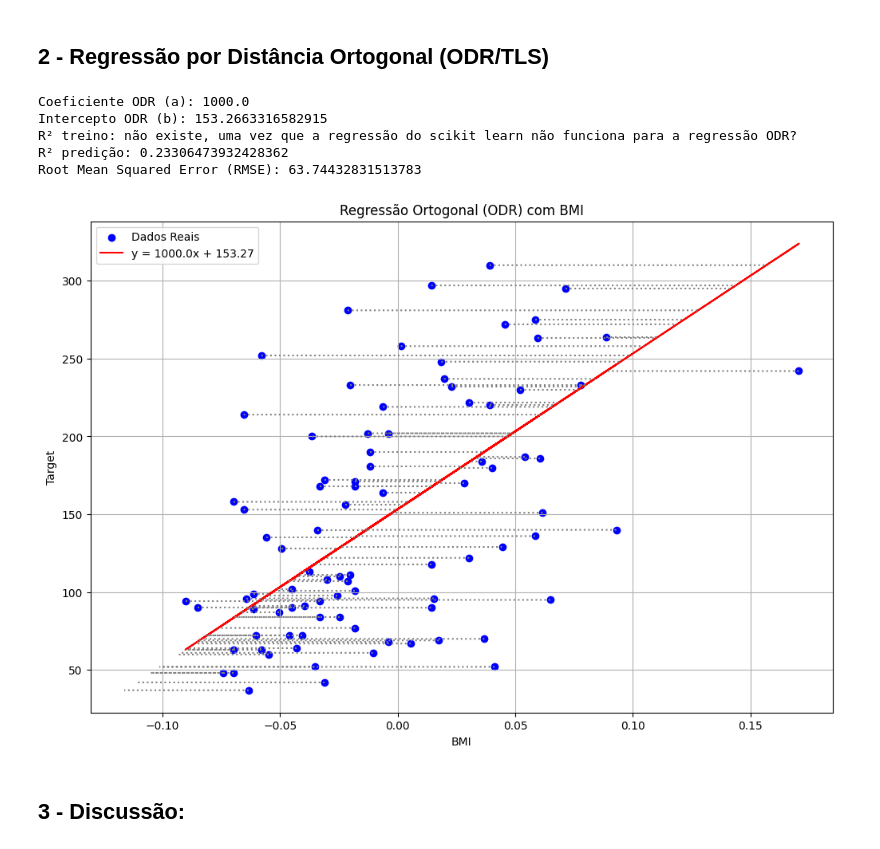
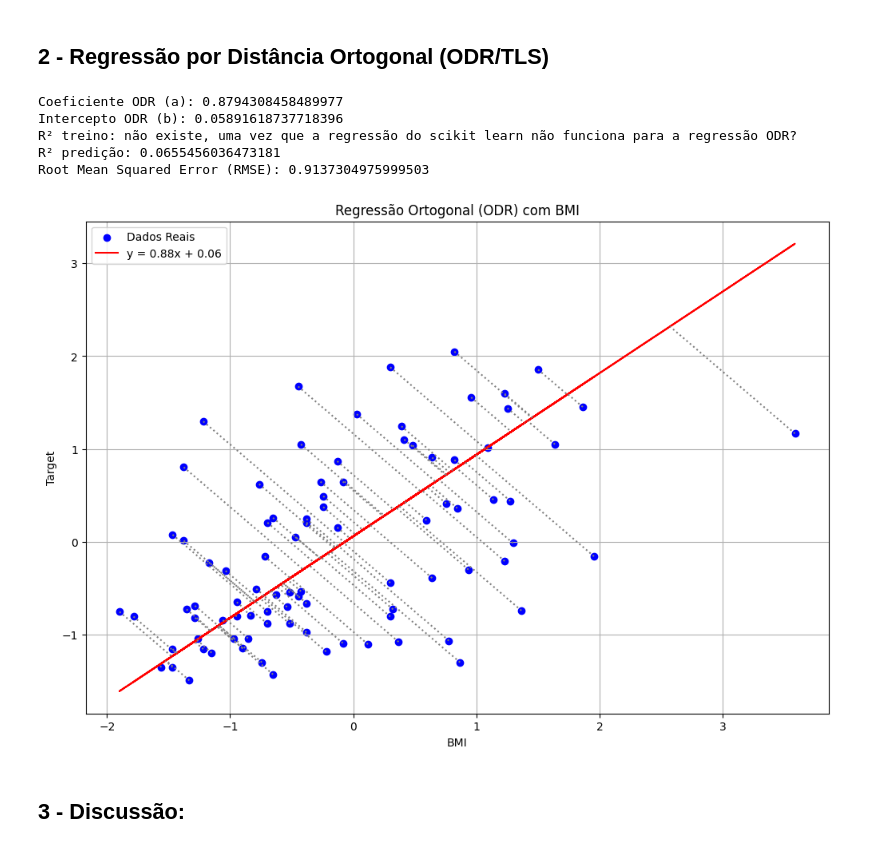
Before and after one commit to CavMCarolina/IA-and-Machine-Learning, a Jupyter notebook: Checkpoints/cp1.ipynb, the cells around one changed output. Saved outputs shown, nothing was run; the diff lists cells and outputs as text; code cells hidden in the pictures.

```diff
--- a/Checkpoints/cp1.ipynb
+++ b/Checkpoints/cp1.ipynb
@@ -297,8 +291,23 @@ y_pred_bmi = reg_bmi.predict(X_test_bmi)
+# %%
+scaler_x = StandardScaler()
+scaler_y = StandardScaler()
+
+X_bmi_scaled = scaler_x.fit_transform(df[["bmi"]])
+y_scaled = scaler_y.fit_transform(df[["target"]].values.reshape(-1, 1)).flatten()
+
+X_train_bmi, X_test_bmi, y_train_bmi, y_test_bmi = train_test_split(
+    X_bmi_scaled, y_scaled, test_size=0.2, random_state=42
+)
+
+reg_bmi = LinearRegression()
+reg_bmi.fit(X_train_bmi, y_train_bmi)
+
+y_pred_bmi = reg_bmi.predict(X_test_bmi)
 # %% [markdown]
 ## 1 - Regressão Linear Ordinária (OLS)
 # %%
 # Coeficiente
-coeficiente_bmi = reg_bmi.coef_
+coeficiente_bmi = reg_bmi.coef_[0]
 print("Coeficiente OLS (a):", coeficiente_bmi)
 
 # Intercepto
@@ -325,7 +334,7 @@ print("Root Mean Squared Error (RMSE):", rmse)
 # Plotando a regressão, mostrando alguns resíduos verticais
 plt.figure(figsize=(12, 8))
 plt.scatter(X_test_bmi, y_test_bmi, color='blue', label='Dados Reais')
-plt.plot(X_test_bmi, y_pred_bmi, color='red', label=f'y = {coeficiente_bmi}x + {intercept_bmi:.2f}')
+plt.plot(X_test_bmi, y_pred_bmi, color='red', label=f'y = {coeficiente_bmi:.2f}x + {intercept_bmi:.2f}')
 plt.vlines(X_test_bmi, y_test_bmi, y_pred_bmi, color='gray', linestyle='dotted')
 plt.xlabel('BMI')
 plt.ylabel('Target')
@@ -353,12 +362,12 @@ def calcula_erro_ortogonal(a, b, x, y):
         erro += d**2
     return erro
 
-data_x = X_test_bmi.values.flatten()
-data_y = y_test_bmi.values
+data_x = X_test_bmi.flatten()
+data_y = y_test_bmi
 
-# Geração da grade de coeficientes
-A = np.linspace(-1000, 1000, 200)
-B = np.linspace(-500, 500, 200)
+# Geração da grade de coeficientes de acordo com os coeficientes OLS
+A = np.linspace(coeficiente_bmi[0] - 2, coeficiente_bmi[0] + 2, 100)
+B= np.linspace(intercept_bmi - 2, intercept_bmi + 2, 100)
 
 # Achar a e b
 erros = np.zeros((len(A), len(B)))
@@ -381,40 +390,41 @@ print("Intercepto ODR (b):", b)
 y_pred_odr = a * data_x + b
 
 # R² no treino
 print("R² treino: não existe, uma vez que a regressão do scikit learn não funciona para a regressão ODR?")
 
 # R² na predição
 r2_odr = r2_score(data_y, y_pred_odr)
 print("R² predição:", r2_odr)
 
 # RMSE no conjunto de teste
 rmse_odr = np.sqrt(mean_squared_error(data_y, y_pred_odr))
 print("Root Mean Squared Error (RMSE):", rmse_odr)
 
 # Gráfico da regressão ortogonal com resíduos
 plt.figure(figsize=(12, 8))
 plt.scatter(data_x, data_y, color='blue', label='Dados Reais')
-plt.plot(data_x, y_pred_odr, color='red', label=f'y = {a}x + {b:.2f}')
+plt.plot(data_x, y_pred_odr, color='red', label=f'y = {a:.2f}x + {b:.2f}')
 
 # Resíduos ortogonais
 for xi, yi in zip(data_x, data_y):
-    x_proj = (xi + a * (yi - b)) / (a**2 + 1) # cálculo do erro
+    # Projeção ortogonal do ponto (xi, yi) na reta y = ax + b
+    x_proj = (xi + a * (yi - b)) / (a**2 + 1) # cálculo da projeção ortogonal
     y_proj = a * x_proj + b # cálculo da reta de acordo com o erro
     plt.plot([xi, x_proj], [yi, y_proj], color='gray', linestyle='dotted') # linha ortogonal entre reta-dado
 
 plt.xlabel('BMI')
 plt.ylabel('Target')
 plt.title('Regressão Ortogonal (ODR) com BMI')
 plt.legend()
 plt.grid(True)
 plt.show()
 # %% [output]
-Coeficiente ODR (a): 1000.0
-Intercepto ODR (b): 153.2663316582915
+Coeficiente ODR (a): 0.8794308458489977
+Intercepto ODR (b): 0.05891618737718396
 R² treino: não existe, uma vez que a regressão do scikit learn não funciona para a regressão ODR?
-R² predição: 0.23306473932428362
-Root Mean Squared Error (RMSE): 63.74432831513783
+R² predição: 0.0655456036473181
+Root Mean Squared Error (RMSE): 0.9137304975999503
-[figure, old version]
+[figure, new version]
 # %% [markdown]
 ## 3 - Discussão:
 # %% [markdown]
```
Also changed, not shown: parts of 6 cells of this notebook.
